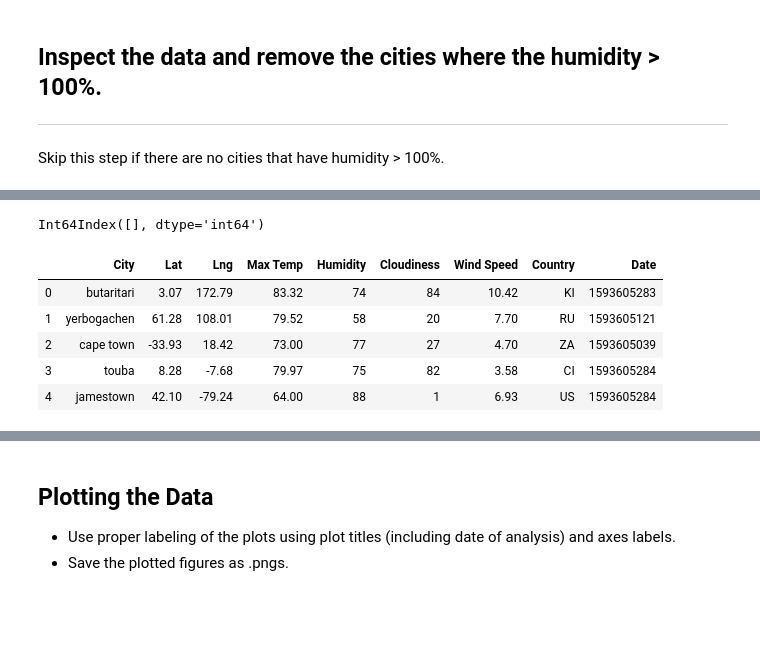
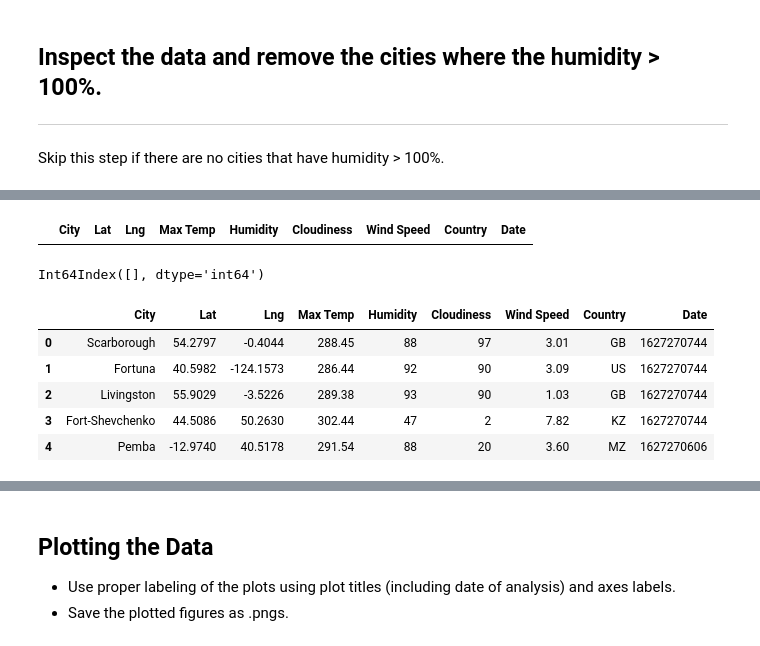
Before and after one commit to LingLv-git/python-api-challenge, a Jupyter notebook: WeatherPy/WeatherPy.ipynb, the cells around one changed output, grey strips where cells are left out. Drawn from its saved outputs; the diff is of its cells as text; code cells hidden in the pictures; blank space fills up the shorter version.

Commit message:
weather of cities completed

```diff
--- a/WeatherPy/WeatherPy.ipynb
+++ b/WeatherPy/WeatherPy.ipynb
@@ -11,0 +22,9 @@
+# %%
+cities = []
+for lat in range(-90, 90,3):
+    for lng in range(-180, 180, 10):
+        cities.append(citipy.nearest_city(lat, lng).city_name)
+#number of cities selected
+cities = list(set(cities))
+n = len(cities)
+n
@@ -57,0 +154,5 @@ Data Retrieval Complete
+# %%
+df = pd.DataFrame({'City': avi_city, 'Lat':lat, 'Lng':lng, 'Max Temp':max_temp,
+                   'Humidity':humidity, 'Cloudiness':cloud, 'Wind Speed':wind,
+                   'Country':country, 'Date':date})
+df.head()
@@ -73,2 +184,6 @@ Skip this step if there are no cities that have humidity > 100%.
+# %%
+df[df['Humidity']>100] #no records that have humidity >100%
+# %% [output]
+|  | City | Lat | Lng | Max Temp | Humidity | Cloudiness | Wind Speed | Country | Date |
 # %%
 #  Get the indices of cities that have humidity over 100%.
@@ -77,10 +193,12 @@ Int64Index([], dtype='int64')
 # %%
 # Make a new DataFrame equal to the city data to drop all humidity outliers by index.
 # Passing "inplace=False" will make a copy of the city_data DataFrame, which we call "clean_city_data".
+clean_city_data = df.drop(df[df['Humidity']>100].index, inplace=False)
+clean_city_data.head()
 # %% [output]
 |  | City | Lat | Lng | Max Temp | Humidity | Cloudiness | Wind Speed | Country | Date |
-| 0 | butaritari | 3.07 | 172.79 | 83.32 | 74 | 84 | 10.42 | KI | 1593605283 |
-| 1 | yerbogachen | 61.28 | 108.01 | 79.52 | 58 | 20 | 7.70 | RU | 1593605121 |
-| 2 | cape town | -33.93 | 18.42 | 73.00 | 77 | 27 | 4.70 | ZA | 1593605039 |
-| 3 | touba | 8.28 | -7.68 | 79.97 | 75 | 82 | 3.58 | CI | 1593605284 |
-| 4 | jamestown | 42.10 | -79.24 | 64.00 | 88 | 1 | 6.93 | US | 1593605284 |
+| 0 | Scarborough | 54.2797 | -0.4044 | 288.45 | 88 | 97 | 3.01 | GB | 1627270744 |
+| 1 | Fortuna | 40.5982 | -124.1573 | 286.44 | 92 | 90 | 3.09 | US | 1627270744 |
+| 2 | Livingston | 55.9029 | -3.5226 | 289.38 | 93 | 90 | 1.03 | GB | 1627270744 |
+| 3 | Fort-Shevchenko | 44.5086 | 50.2630 | 302.44 | 47 | 2 | 7.82 | KZ | 1627270744 |
+| 4 | Pemba | -12.9740 | 40.5178 | 291.54 | 88 | 20 | 3.60 | MZ | 1627270606 |
```
Also changed, not shown: parts of 40 cells of this notebook, 15 other files.
